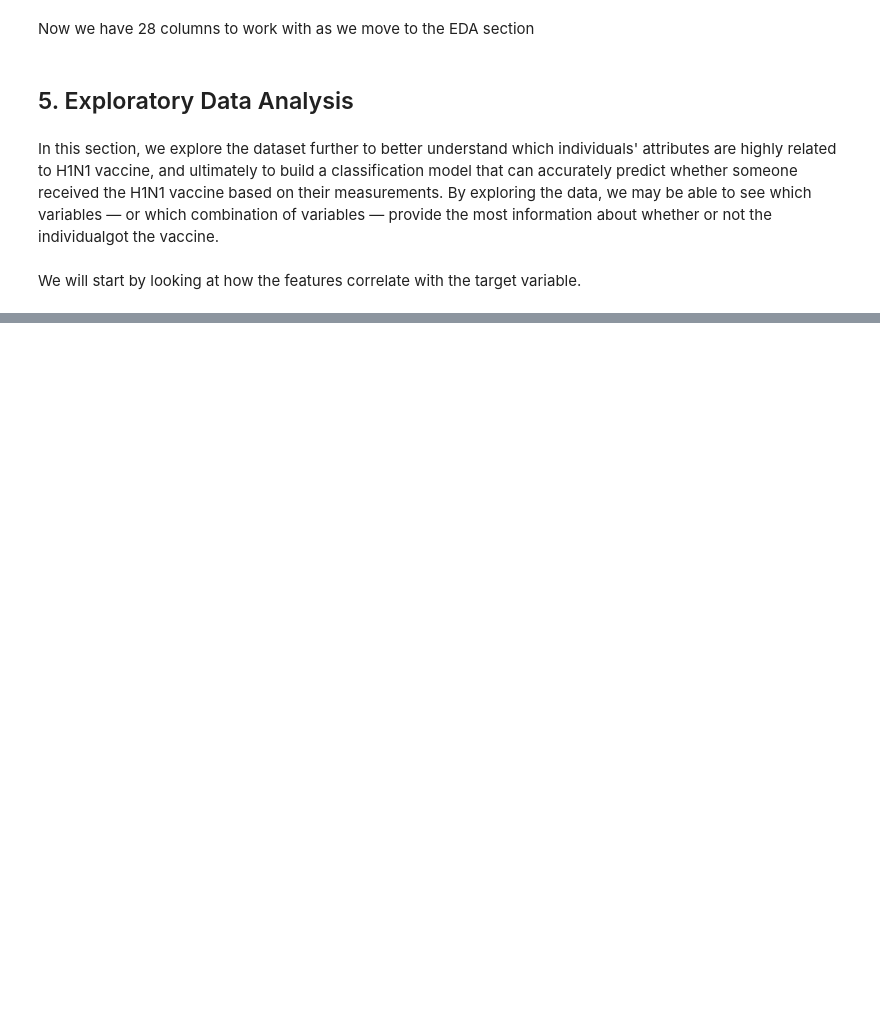
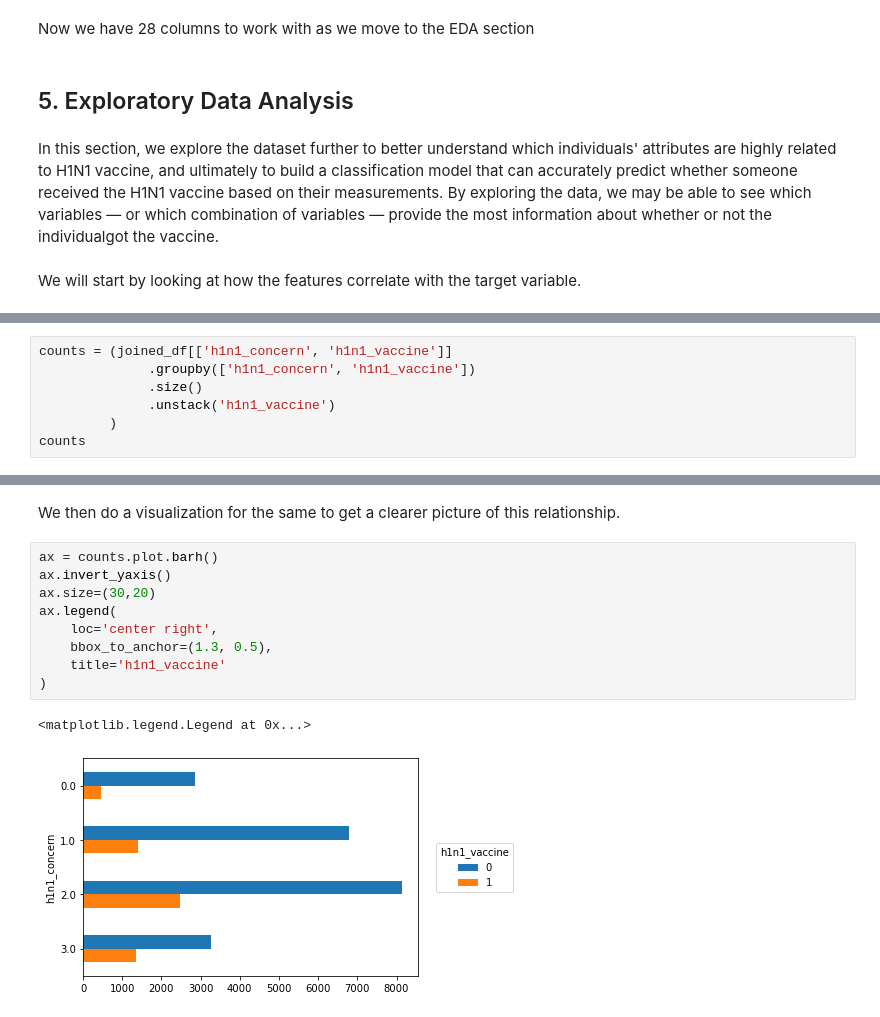
Before and after one commit to CatherineChelagat/Predicting-how-likely-individuals-are-to-receive-H1N1-vaccines, a Jupyter notebook: A Classification Model for Predicting Whether Individuals got their H1N1 Vaccines.ipynb, the cells around one changed output, grey strips where cells are left out. Drawn from its saved outputs; the diff is of its cells as text; blank space fills up the shorter version.

```diff
--- a/A Classification Model for Predicting Whether Individuals got their H1N1 Vaccines.ipynb
+++ b/A Classification Model for Predicting Whether Individuals got their H1N1 Vaccines.ipynb
@@ -545,0 +384,7 @@ We will start by looking at how the features correlate with the target variable.
+# %%
+counts = (joined_df[['h1n1_concern', 'h1n1_vaccine']]
+              .groupby(['h1n1_concern', 'h1n1_vaccine'])
+              .size()
+              .unstack('h1n1_vaccine')
+         )
+counts
@@ -545,0 +398,14 @@ We will start by looking at how the features correlate with the target variable.
+# %% [markdown]
+We then do a visualization for the same to get a clearer picture of this relationship.
+# %%
+ax = counts.plot.barh()
+ax.invert_yaxis()
+ax.size=(30,20)
+ax.legend(
+    loc='center right',
+    bbox_to_anchor=(1.3, 0.5),
+    title='h1n1_vaccine'
+)
+# %% [output]
+<matplotlib.legend.Legend at 0x...>
+[figure, added]
```
Also changed, not shown: parts of 42 cells of this notebook.
